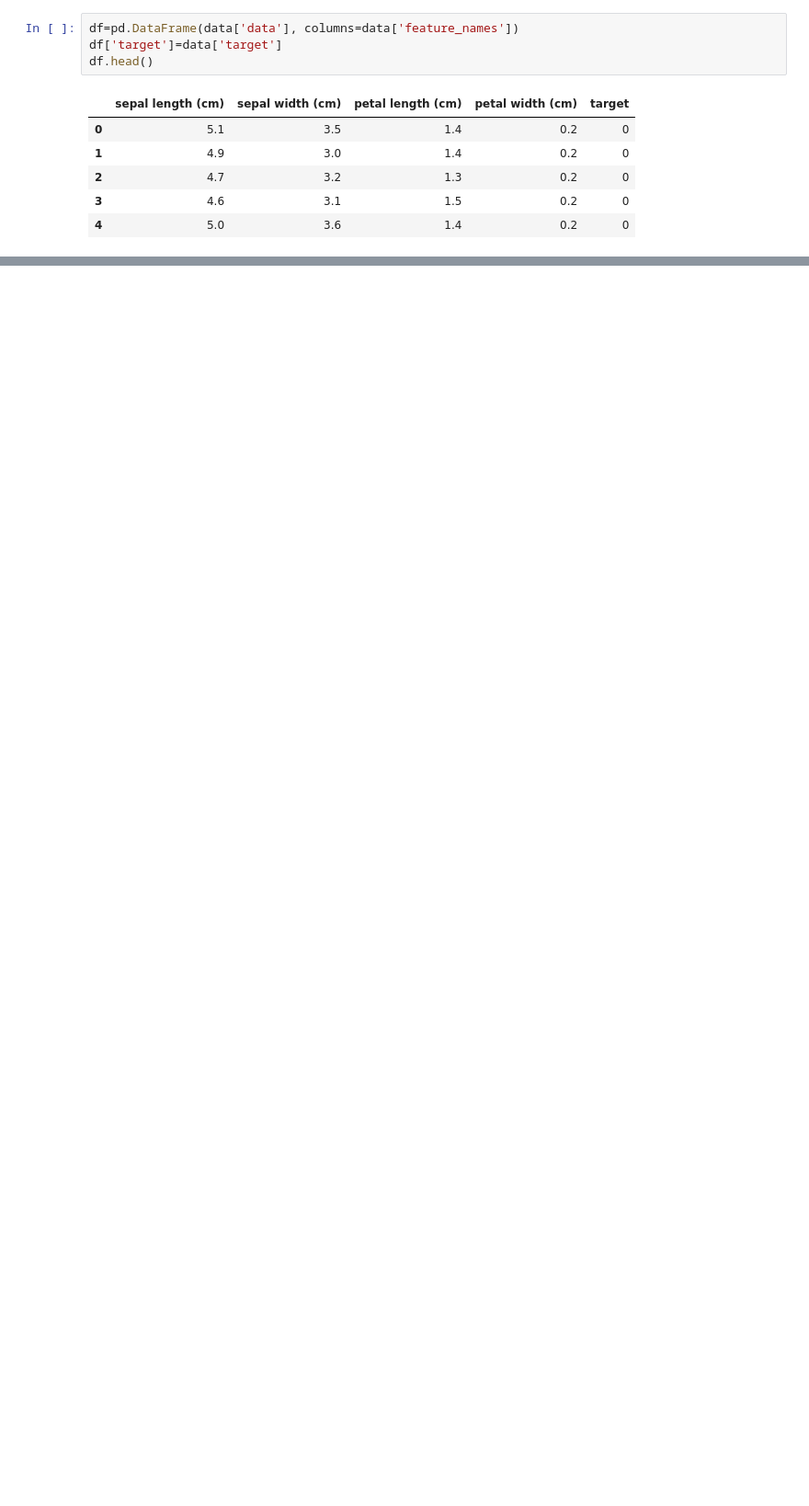
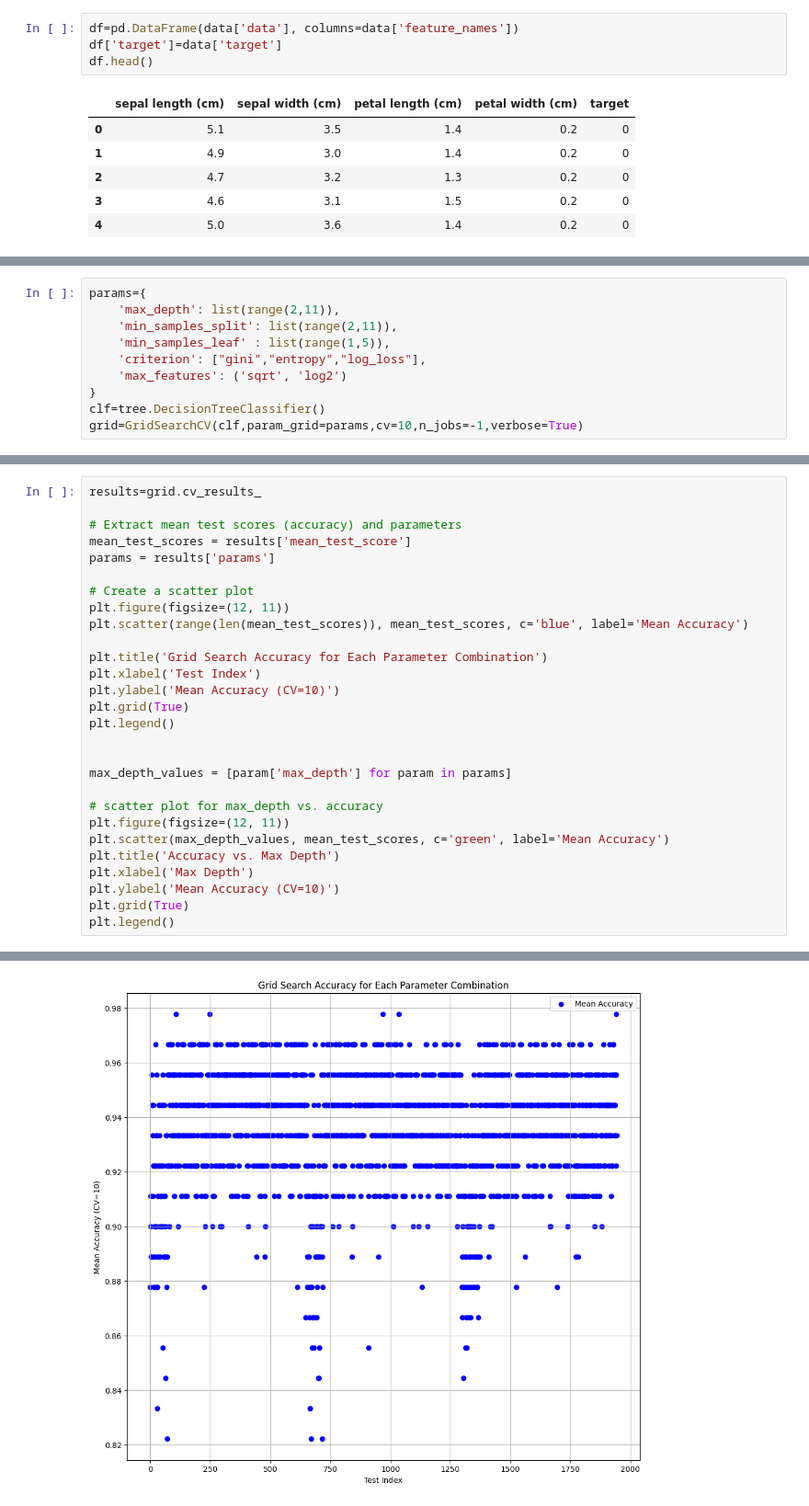
Before and after one commit to zacisyourmaster/CS471, a Jupyter notebook: assignment_4/decisiontree.ipynb, the cells around one changed output, grey strips where cells are left out. Shown at 92% size. Saved outputs shown, nothing was run; the diff lists cells and outputs as text; blank space fills up the shorter version.

```diff
--- a/assignment_4/decisiontree.ipynb
+++ b/assignment_4/decisiontree.ipynb
@@ -129,3 +120,13 @@ SyntaxError: invalid syntax. Perhaps you forgot a comma? (2692796029.py, line 3)
+# %%
+params={
+    'max_depth': list(range(2,11)),
+    'min_samples_split': list(range(2,11)),
+    'min_samples_leaf' : list(range(1,5)),
+    'criterion': ["gini","entropy","log_loss"],
+    'max_features': ('sqrt', 'log2')
+}
+clf=tree.DecisionTreeClassifier()
+grid=GridSearchCV(clf,param_grid=params,cv=10,n_jobs=-1,verbose=True)
 # %%
 grid.fit(X_train,y_train)
 # %% [output]
@@ -173,0 +141,29 @@ DecisionTreeClassifier(max_depth=3, max_features='sqrt', min_samples_split=5)
+# %%
+results=grid.cv_results_
+
+# Extract mean test scores (accuracy) and parameters
+mean_test_scores = results['mean_test_score']
+params = results['params']
+
+# Create a scatter plot
+plt.figure(figsize=(12, 11))
+plt.scatter(range(len(mean_test_scores)), mean_test_scores, c='blue', label='Mean Accuracy')
+
+plt.title('Grid Search Accuracy for Each Parameter Combination')
+plt.xlabel('Test Index')
+plt.ylabel('Mean Accuracy (CV=10)')
+plt.grid(True)
+plt.legend()
+
+
+max_depth_values = [param['max_depth'] for param in params]
+
+# scatter plot for max_depth vs. accuracy
+plt.figure(figsize=(12, 11))
+plt.scatter(max_depth_values, mean_test_scores, c='green', label='Mean Accuracy')
+plt.title('Accuracy vs. Max Depth')
+plt.xlabel('Max Depth')
+plt.ylabel('Mean Accuracy (CV=10)')
+plt.grid(True)
+plt.legend()
+# %% [output]
@@ -173,0 +171 @@ DecisionTreeClassifier(max_depth=3, max_features='sqrt', min_samples_split=5)
+[figure, added]
```
Also changed, not shown: parts of 8 cells of this notebook.
